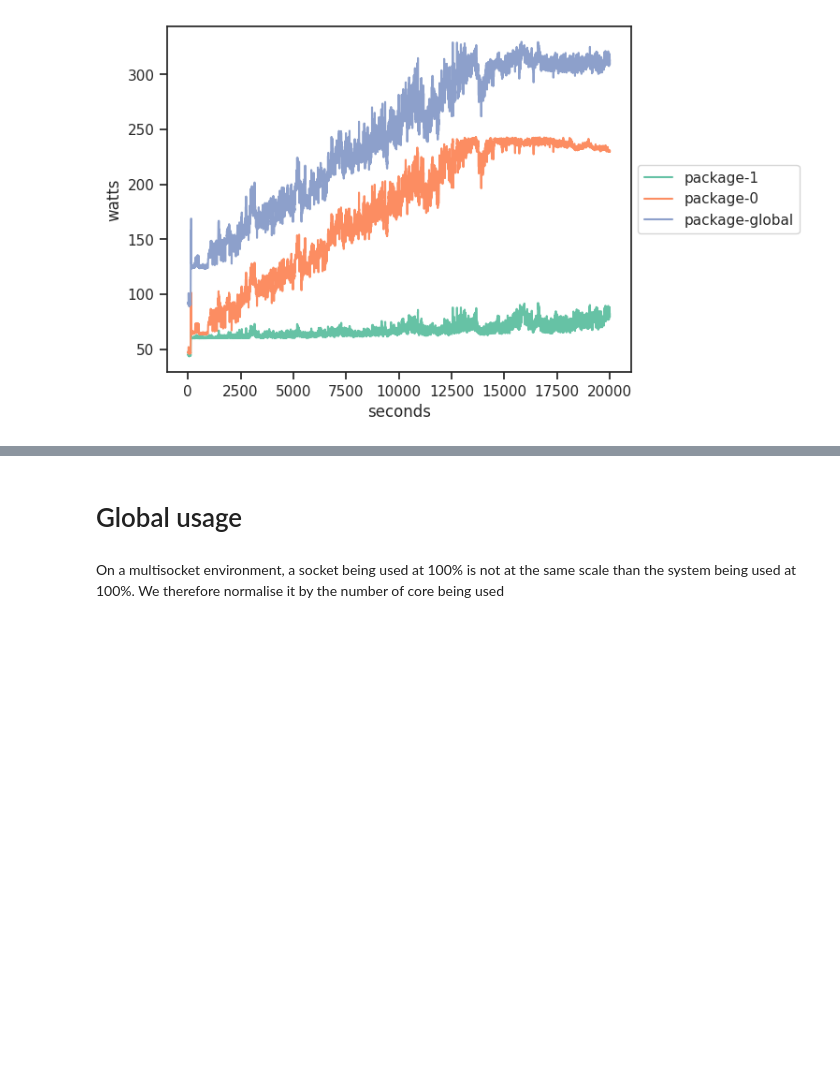
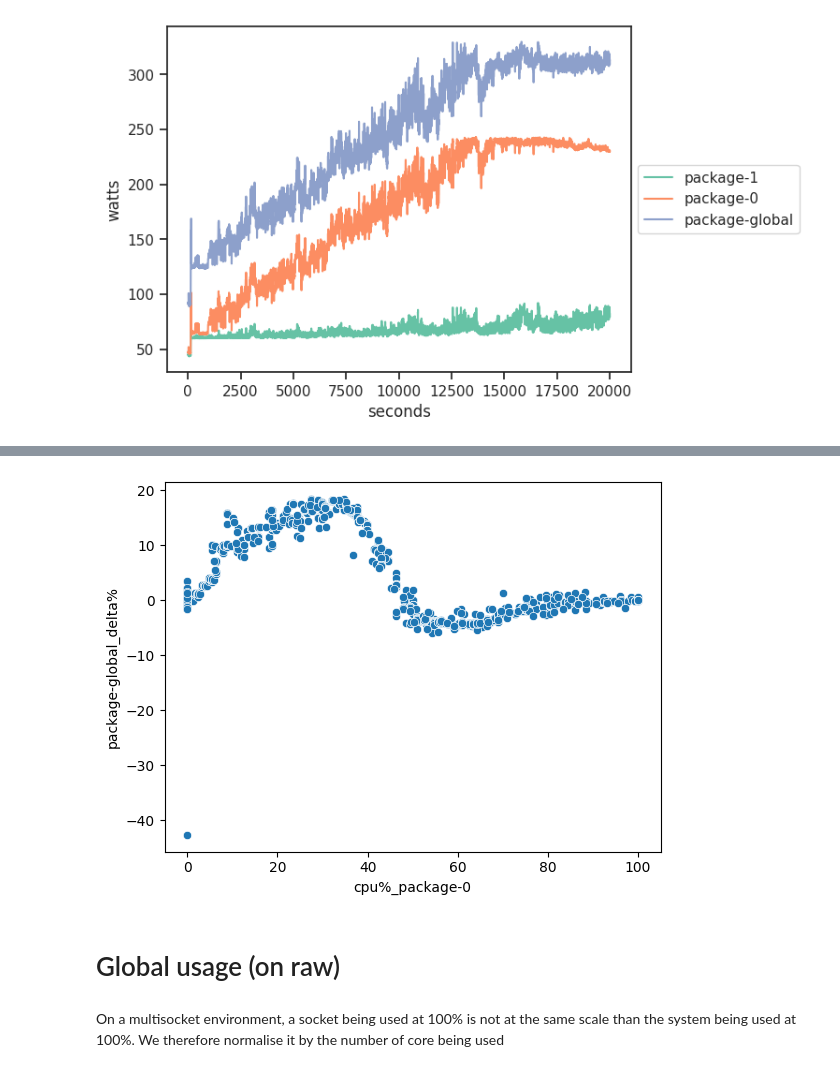
Before and after one commit to jacquetpi/rapl-reader, a Jupyter notebook: investig-consumption.ipynb, the cells around one changed output, grey strips where cells are left out. Saved outputs shown, nothing was run; the diff lists cells and outputs as text; code cells hidden in the pictures; blank space fills up the shorter version.

```diff
--- a/investig-consumption.ipynb
+++ b/investig-consumption.ipynb
@@ -211,5 +110,11 @@ ax = sns.lineplot(data=output, x='timestamp', y='measure', hue='domain')
+# %%
+delta_df = delta_from_merge(merged_dataset=dataset_merged, delta_between=['smt', 'socket'])
+delta_df = delta_df.drop(delta_df[delta_df['package-global_delta%'] < -50].index)
+ax = sns.scatterplot(data=delta_df, x='cpu%_package-0', y='package-global_delta%')
+# %% [output]
+[figure, added]
 # %% [markdown]
-# Global usage
+# Global usage (on raw)
 # %% [markdown]
 On a multisocket environment, a socket being used at 100% is not at the same scale than the system being used at 100%. We therefore normalise it by the number of core being used
 # %%
```
Also changed, not shown: parts of 19 cells of this notebook.
